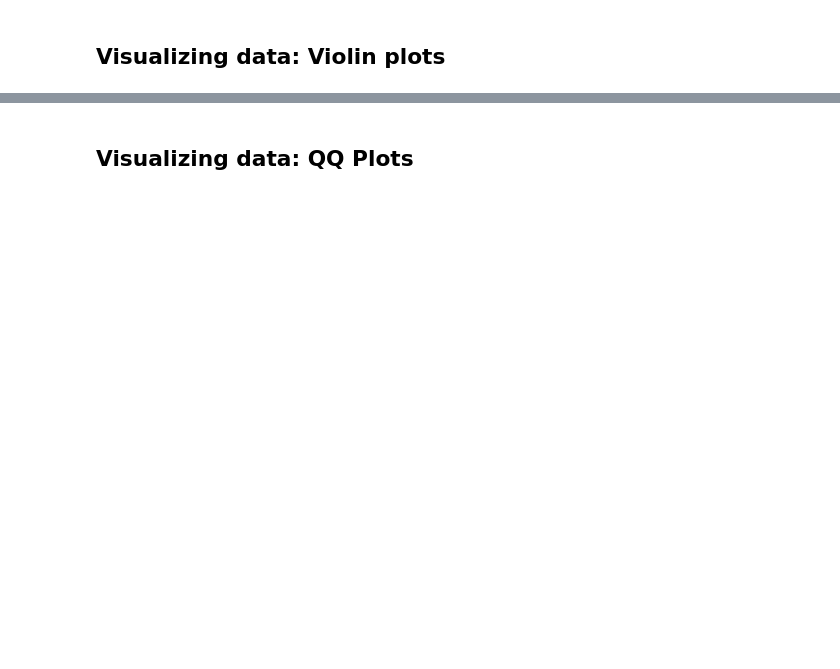
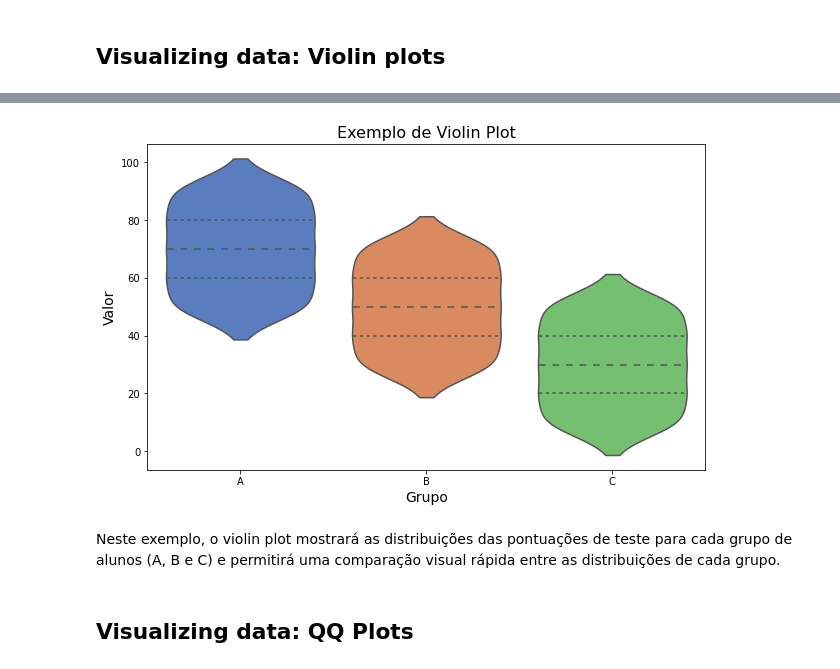
Before and after one commit to k3ybladewielder/math_for_ml_ds, a Jupyter notebook: prob_statistic_for_ml_ds/prob_statistic_for_ml_ds.ipynb, the cells around one changed output, grey strips where cells are left out. Drawn from its saved outputs; the diff is of its cells as text; code cells hidden in the pictures; blank space fills up the shorter version.

```diff
--- a/prob_statistic_for_ml_ds/prob_statistic_for_ml_ds.ipynb
+++ b/prob_statistic_for_ml_ds/prob_statistic_for_ml_ds.ipynb
@@ -2169,2 +2268,27 @@ Os dados padronizados agora têm média 0 e desvio padrão 1 para ambas as carac
+# %%
+import seaborn as sns
+import matplotlib.pyplot as plt
+
+# Dados de exemplo
+dados = {
+    'Grupo': ['A'] * 100 + ['B'] * 100 + ['C'] * 100,
+    'Valor': [50, 60, 70, 80, 90] * 20 + [30, 40, 50, 60, 70] * 20 + [10, 20, 30, 40, 50] * 20
+}
+
+# Criação do DataFrame
+import pandas as pd
+df = pd.DataFrame(dados)
+
+# Plot do violin plot
+plt.figure(figsize=(10, 6))
+sns.violinplot(x='Grupo', y='Valor', data=df, inner='quart', palette='muted')
+plt.title('Exemplo de Violin Plot', fontsize=16)
+plt.xlabel('Grupo', fontsize=14)
+plt.ylabel('Valor', fontsize=14)
+plt.show()
+# %% [output]
+[figure, added]
+# %% [markdown]
+Neste exemplo, o violin plot mostrará as distribuições das pontuações de teste para cada grupo de alunos (A, B e C) e permitirá uma comparação visual rápida entre as distribuições de cada grupo.
 # %% [markdown]
 ## Visualizing data: QQ Plots
```
Also changed, not shown: parts of 12 cells of this notebook.
